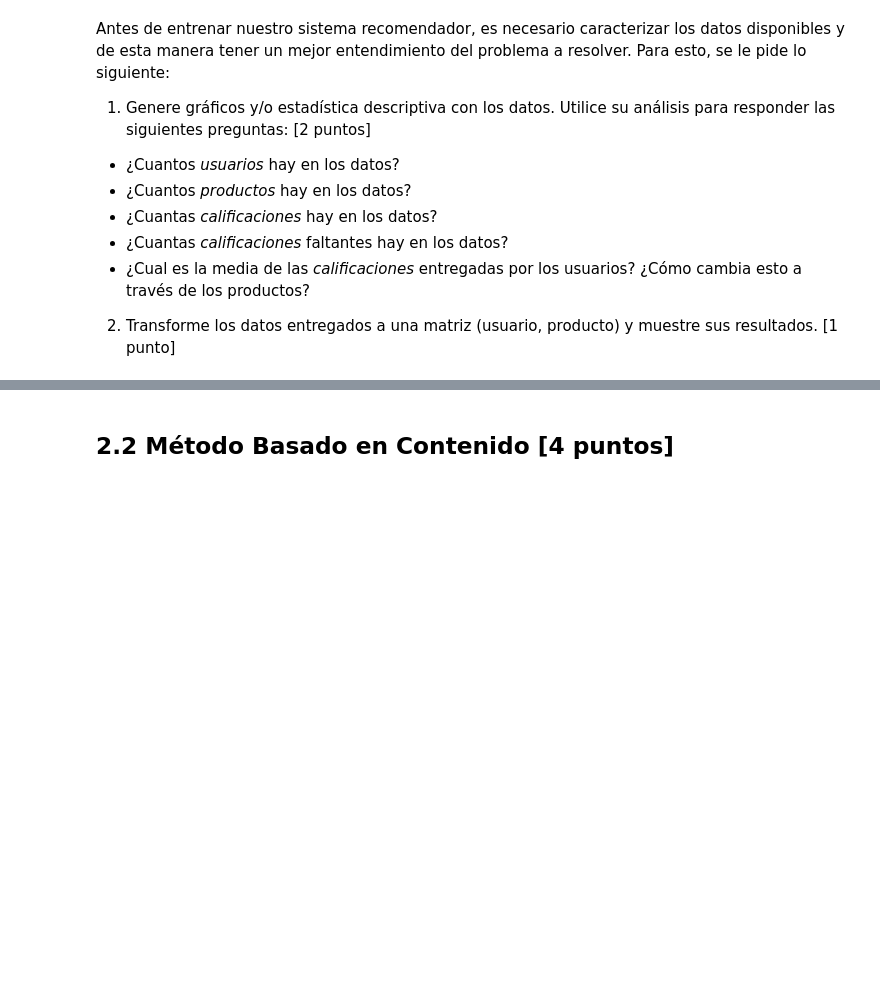
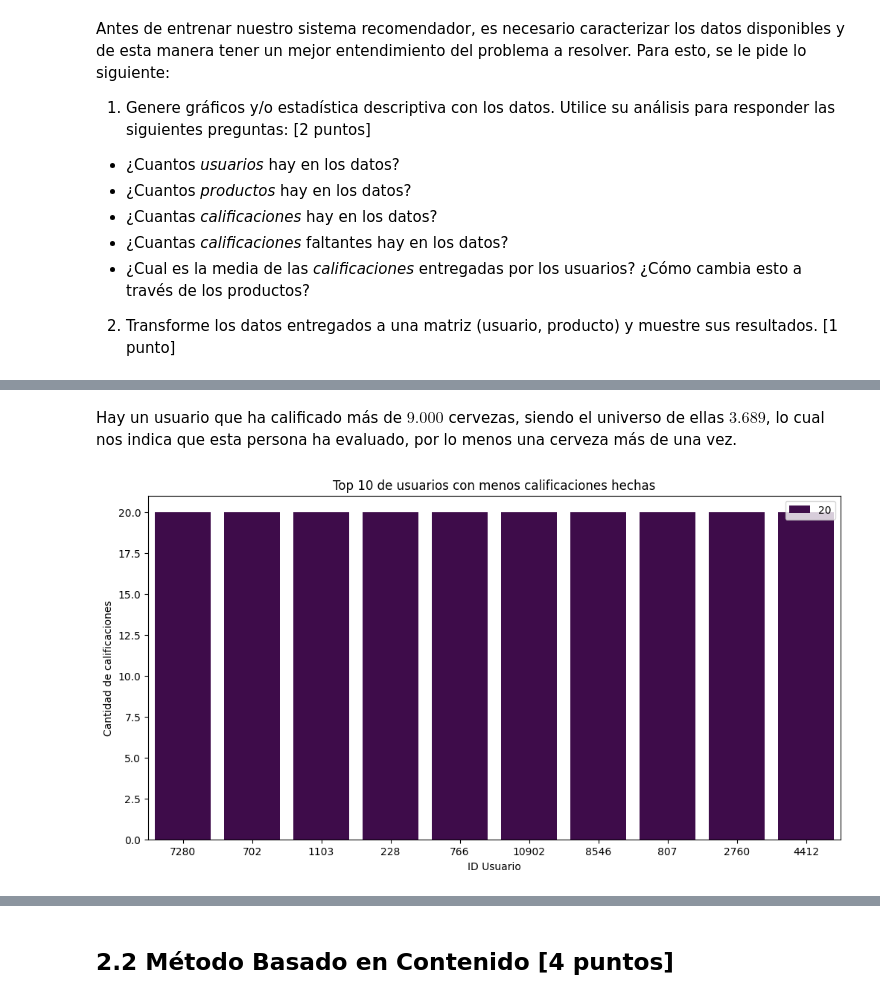
Before and after one commit to ElLuquitas/MDS7202-labs, a Jupyter notebook: lab8/Lab_8_Enunciado.ipynb, the cells around one changed output, grey strips where cells are left out. Saved outputs shown, nothing was run; the diff lists cells and outputs as text; code cells hidden in the pictures; blank space fills up the shorter version.

```diff
--- a/lab8/Lab_8_Enunciado.ipynb
+++ b/lab8/Lab_8_Enunciado.ipynb
@@ -936,0 +1017,13 @@ Antes de entrenar nuestro sistema recomendador, es necesario caracterizar los da
+# %% [markdown]
+Hay un usuario que ha calificado más de $9.000$ cervezas, siendo el universo de ellas $3.689$, lo cual nos indica que esta persona ha evaluado, por lo menos una cerveza más de una vez.
+# %%
+# Ranking de usuarios con menos calificaciones hechas
+bottom_10 = df_cervezas['userId'].value_counts().tail(10)
+plt.figure(figsize=(12, 6))
+sns.barplot(x=bottom_10.index, y=bottom_10.values, order=bottom_10.index, palette='viridis', hue=bottom_10.values)
+plt.title('Top 10 de usuarios con menos calificaciones hechas')
+plt.xlabel('ID Usuario')
+plt.ylabel('Cantidad de calificaciones')
+plt.show()
+# %% [output]
+[figure, added]
```
Also changed, not shown: parts of 36 cells of this notebook.
